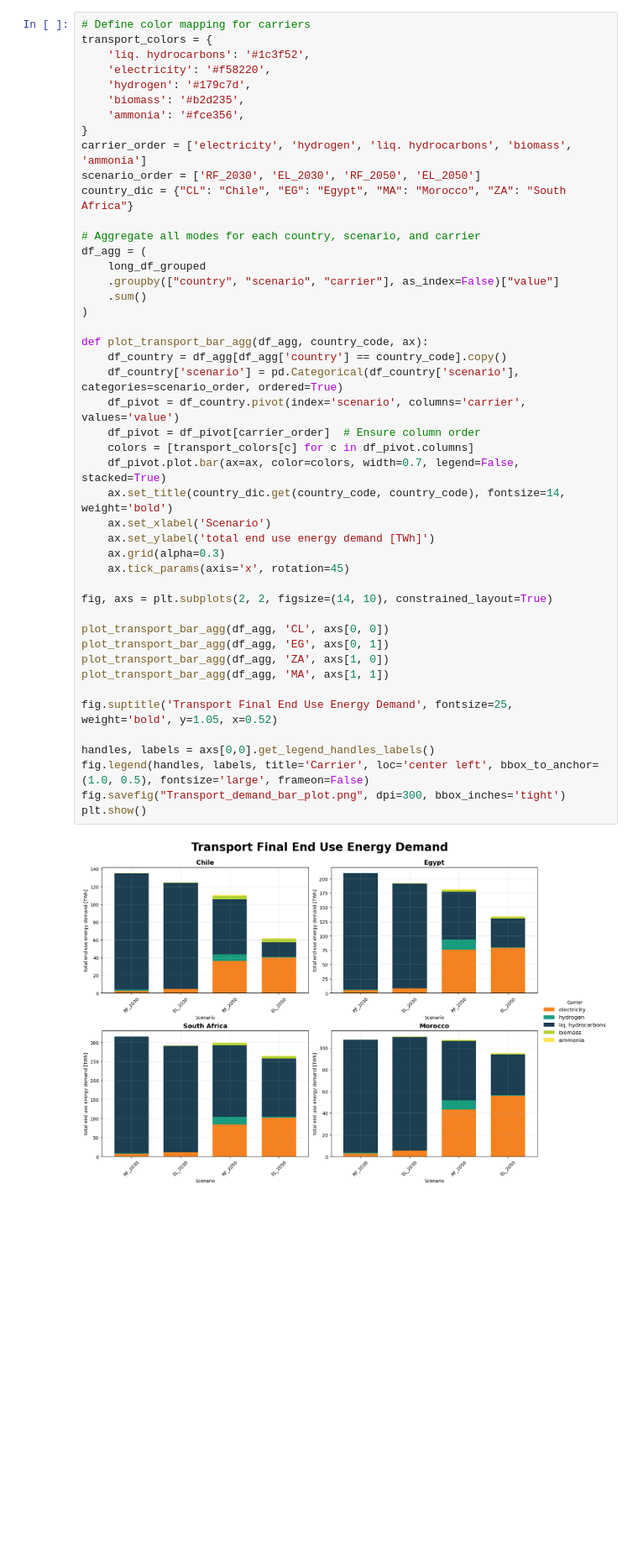
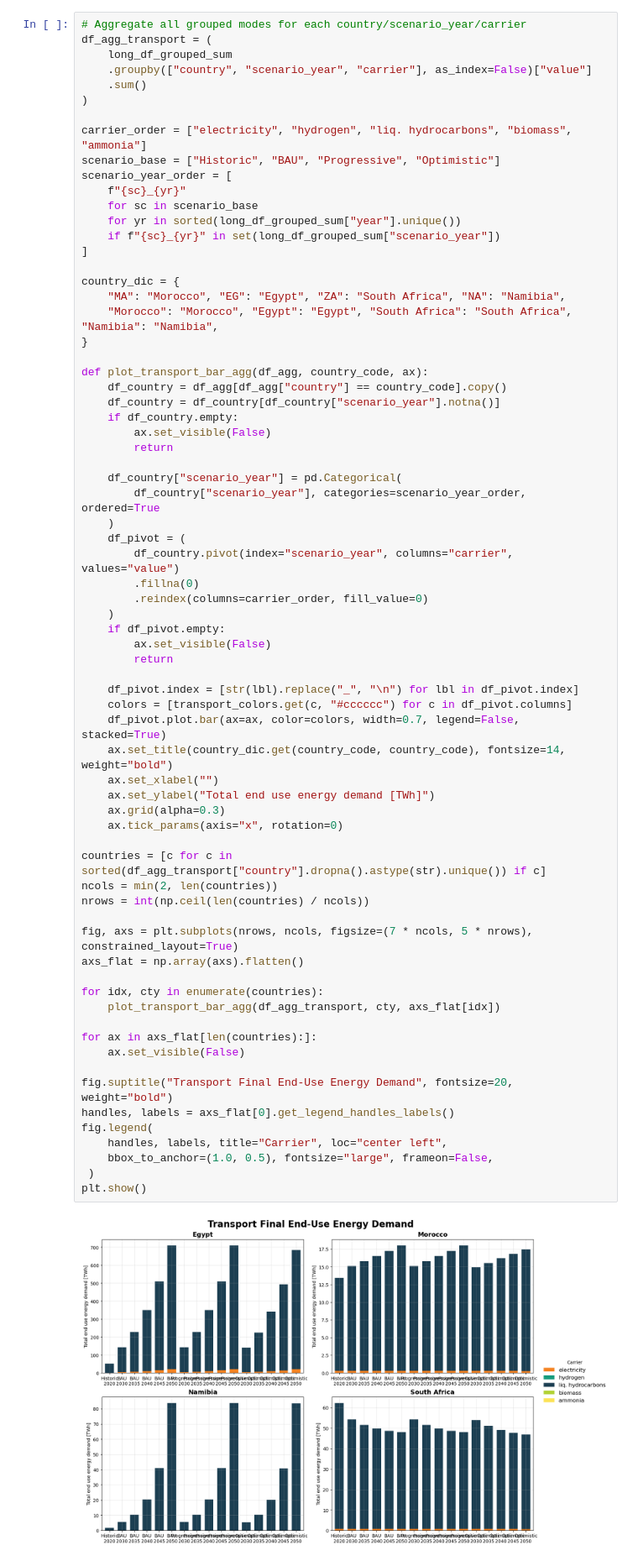
Before and after one commit to ljansen-iee/SEED, a Jupyter notebook: plots/transport_graphs.ipynb, the cells around one changed output. Shown at 84% size. Saved outputs shown, nothing was run; the diff lists cells and outputs as text; blank space fills up the shorter version.

```diff
--- a/plots/transport_graphs.ipynb
+++ b/plots/transport_graphs.ipynb
@@ -247,51 +268,75 @@ for cty, d in long_df_grouped_sum.groupby("country"):
 # %%
-# Define color mapping for carriers
-transport_colors = {
-    'liq. hydrocarbons': '#1c3f52',
-    'electricity': '#f58220',
-    'hydrogen': '#179c7d',
-    'biomass': '#b2d235',
-    'ammonia': '#fce356',
-}
-carrier_order = ['electricity', 'hydrogen', 'liq. hydrocarbons', 'biomass', 'ammonia']
-scenario_order = ['RF_2030', 'EL_2030', 'RF_2050', 'EL_2050']
-country_dic = {"CL": "Chile", "EG": "Egypt", "MA": "Morocco", "ZA": "South Africa"}
-
-# Aggregate all modes for each country, scenario, and carrier
-df_agg = (
-    long_df_grouped
-    .groupby(["country", "scenario", "carrier"], as_index=False)["value"]
+# Aggregate all grouped modes for each country/scenario_year/carrier
+df_agg_transport = (
+    long_df_grouped_sum
+    .groupby(["country", "scenario_year", "carrier"], as_index=False)["value"]
     .sum()
 )
 
+carrier_order = ["electricity", "hydrogen", "liq. hydrocarbons", "biomass", "ammonia"]
+scenario_base = ["Historic", "BAU", "Progressive", "Optimistic"]
+scenario_year_order = [
+    f"{sc}_{yr}"
+    for sc in scenario_base
+    for yr in sorted(long_df_grouped_sum["year"].unique())
+    if f"{sc}_{yr}" in set(long_df_grouped_sum["scenario_year"])
+]
+
+country_dic = {
+    "MA": "Morocco", "EG": "Egypt", "ZA": "South Africa", "NA": "Namibia",
+    "Morocco": "Morocco", "Egypt": "Egypt", "South Africa": "South Africa", "Namibia": "Namibia",
+}
+
 def plot_transport_bar_agg(df_agg, country_code, ax):
-    df_country = df_agg[df_agg['country'] == country_code].copy()
-    df_country['scenario'] = pd.Categorical(df_country['scenario'], categories=scenario_order, ordered=True)
-    df_pivot = df_country.pivot(index='scenario', columns='carrier', values='value')
-    df_pivot = df_pivot[carrier_order]  # Ensure column order
-    colors = [transport_colors[c] for c in df_pivot.columns]
+    df_country = df_agg[df_agg["country"] == country_code].copy()
+    df_country = df_country[df_country["scenario_year"].notna()]
+    if df_country.empty:
+        ax.set_visible(False)
+        return
+
+    df_country["scenario_year"] = pd.Categorical(
+        df_country["scenario_year"], categories=scenario_year_order, ordered=True
+    )
+    df_pivot = (
+        df_country.pivot(index="scenario_year", columns="carrier", values="value")
+        .fillna(0)
+        .reindex(columns=carrier_order, fill_value=0)
+    )
+    if df_pivot.empty:
+        ax.set_visible(False)
+        return
+
+    df_pivot.index = [str(lbl).replace("_", "\n") for lbl in df_pivot.index]
+    colors = [transport_colors.get(c, "#cccccc") for c in df_pivot.columns]
     df_pivot.plot.bar(ax=ax, color=colors, width=0.7, legend=False, stacked=True)
-    ax.set_title(country_dic.get(country_code, country_code), fontsize=14, weight='bold')
-    ax.set_xlabel('Scenario')
-    ax.set_ylabel('total end use energy demand [TWh]')
+    ax.set_title(country_dic.get(country_code, country_code), fontsize=14, weight="bold")
+    ax.set_xlabel("")
+    ax.set_ylabel("Total end use energy demand [TWh]")
     ax.grid(alpha=0.3)
-    ax.tick_params(axis='x', rotation=45)
+    ax.tick_params(axis="x", rotation=0)
 
-fig, axs = plt.subplots(2, 2, figsize=(14, 10), constrained_layout=True)
+countries = [c for c in sorted(df_agg_transport["country"].dropna().astype(str).unique()) if c]
+ncols = min(2, len(countries))
+nrows = int(np.ceil(len(countries) / ncols))
 
-plot_transport_bar_agg(df_agg, 'CL', axs[0, 0])
-plot_transport_bar_agg(df_agg, 'EG', axs[0, 1])
-plot_transport_bar_agg(df_agg, 'ZA', axs[1, 0])
-plot_transport_bar_agg(df_agg, 'MA', axs[1, 1])
+fig, axs = plt.subplots(nrows, ncols, figsize=(7 * ncols, 5 * nrows), constrained_layout=True)
+axs_flat = np.array(axs).flatten()
 
-fig.suptitle('Transport Final End Use Energy Demand', fontsize=25, weight='bold', y=1.05, x=0.52)
+for idx, cty in enumerate(countries):
+    plot_transport_bar_agg(df_agg_transport, cty, axs_flat[idx])
 
-handles, labels = axs[0,0].get_legend_handles_labels()
-fig.legend(handles, labels, title='Carrier', loc='center left', bbox_to_anchor=(1.0, 0.5), fontsize='large', frameon=False)
-fig.savefig("Transport_demand_bar_plot.png", dpi=300, bbox_inches='tight')
+for ax in axs_flat[len(countries):]:
+    ax.set_visible(False)
+
+fig.suptitle("Transport Final End-Use Energy Demand", fontsize=20, weight="bold")
+handles, labels = axs_flat[0].get_legend_handles_labels()
+fig.legend(
+    handles, labels, title="Carrier", loc="center left",
+    bbox_to_anchor=(1.0, 0.5), fontsize="large", frameon=False,
+ )
 plt.show()
 # %% [output]
-[figure, old version]
+[figure, new version]
 # %%
 # German mapping for carriers
 carrier_legend_de = {
```
Also changed, not shown: parts of 4 cells of this notebook, 9 other files.
